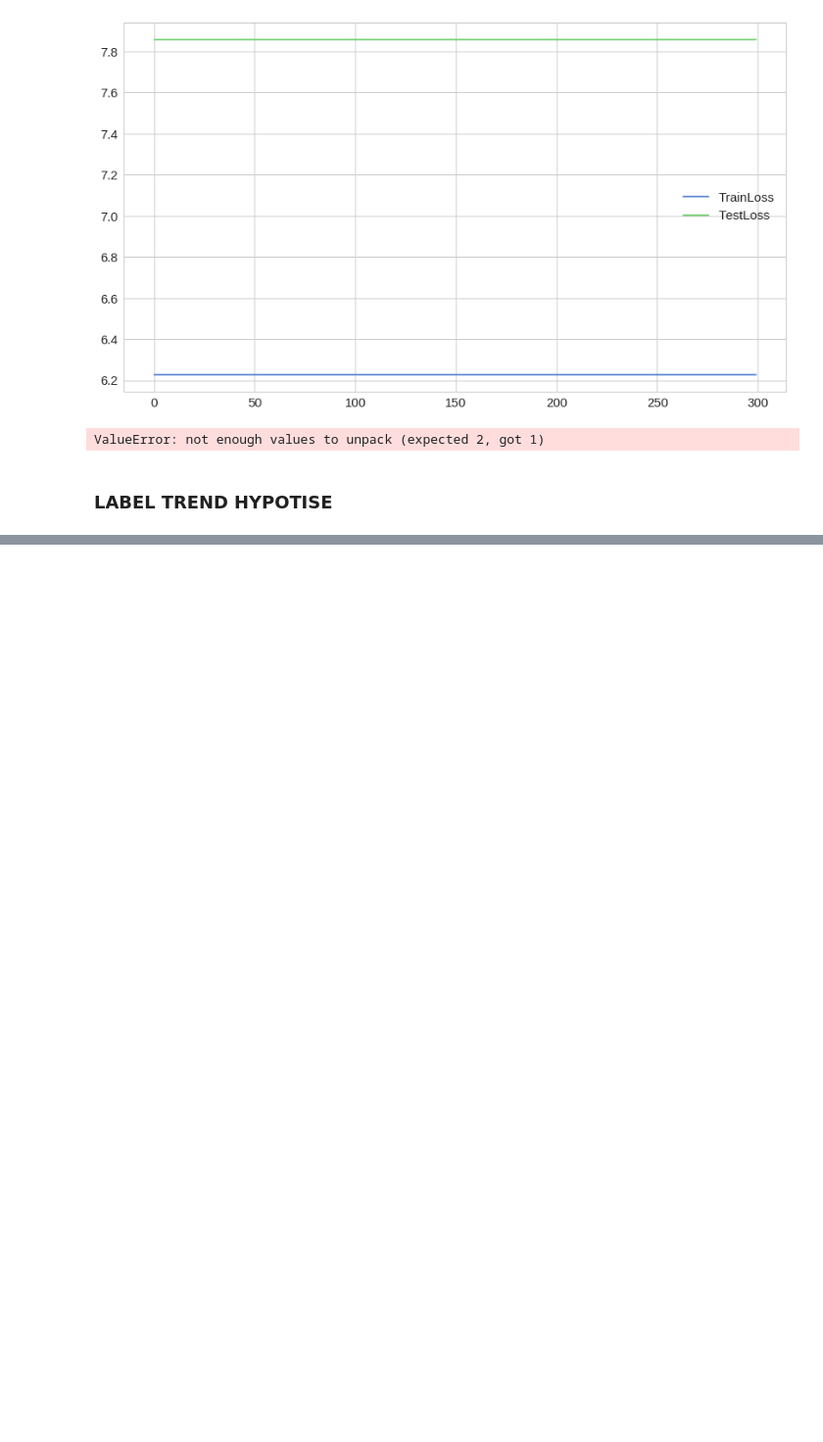
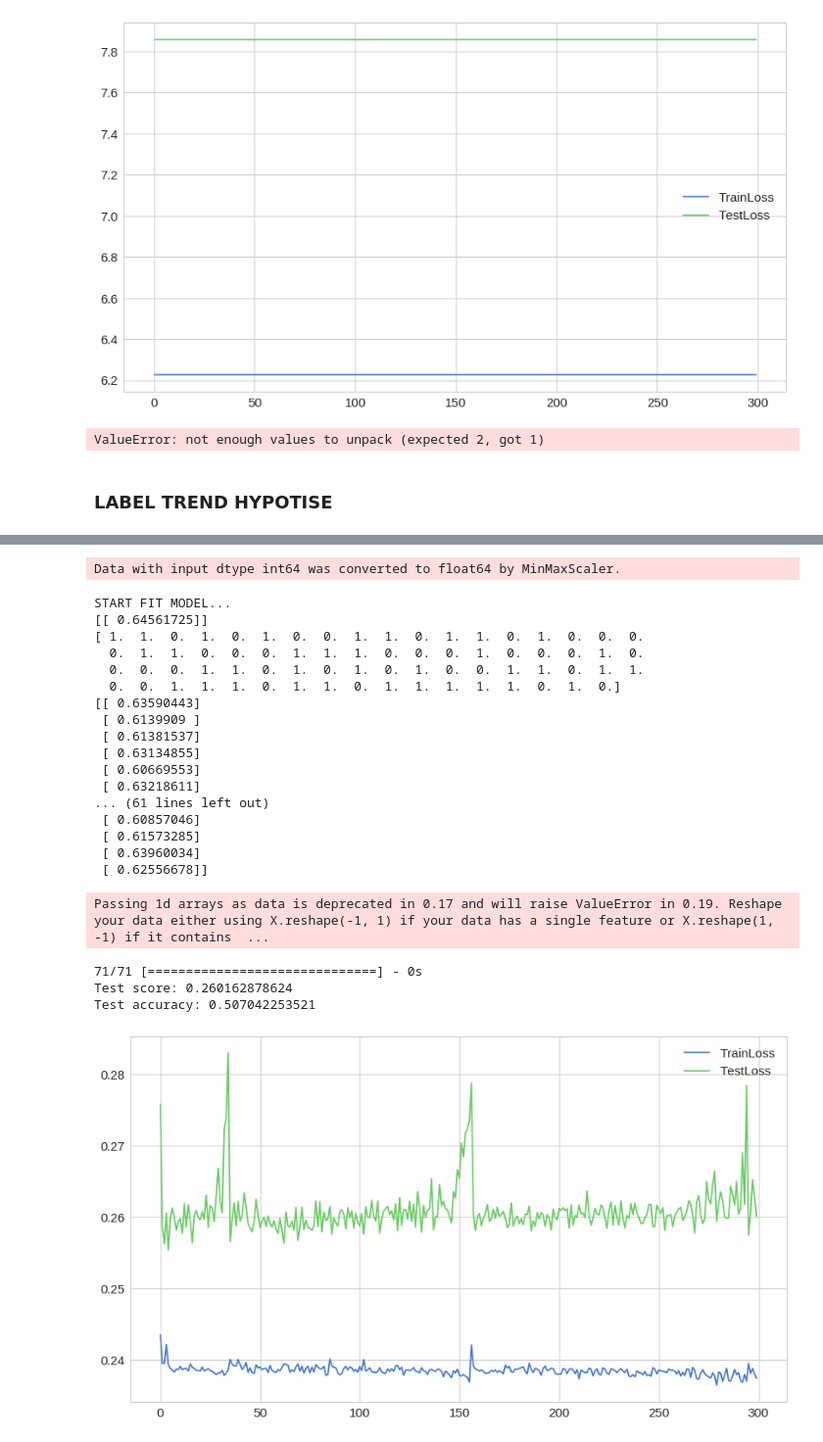
Before and after one commit to Anotherother/pricePrediction, a Jupyter notebook: DevelopingModels/ProductionModels/[LSTM]_VSA.ipynb, the cells around one changed output, grey strips where cells are left out. Shown at 98% size. Cells and saved outputs as stored; diff of their text form; code cells hidden in the pictures; blank space fills up the shorter version.

Commit message:
CNN start

```diff
--- a/DevelopingModels/ProductionModels/[LSTM]_VSA.ipynb
+++ b/DevelopingModels/ProductionModels/[LSTM]_VSA.ipynb
@@ -352,24 +352,7 @@ ValueError: not enough values to unpack (expected 2, got 1)
 # %% [markdown]
 ### LABEL TREND HYPOTISE
 # %%
-def create_model(input_shape):
 
-    # LSTM NN
-    d = 0.2
-    model = Sequential()
-
-    model.add(LSTM(128, input_shape=input_shape, return_sequences=True))
-    model.add(Dropout(d))
-
-    model.add(LSTM(128, input_shape=input_shape, return_sequences=False))
-    model.add(Dropout(d))
-
-    model.add(Dense(32,kernel_initializer="normal",activation='relu'))
-    model.add(Dense(1,kernel_initializer="normal",activation='linear'))
-
-    model.compile(loss='mse',optimizer='adam', metrics=['accuracy'])
-
-    return model
 
 
 def nextDayPrediction(typeBlockchain, stock):
@@ -405,8 +388,8 @@ def nextDayPrediction(typeBlockchain, stock):
 
     features = x.columns.values
 
-    y = pd.DataFrame((loaded['close'] - loaded['close'].shift(1)).values,\
-                                            columns = ['close_shift'], index = loaded.index)
+    y = x.label_trend
+
     y = y.dropna()
     NUM_FEATURES = x.shape[1]
 
@@ -450,7 +433,7 @@ def nextDayPrediction(typeBlockchain, stock):
     pred = model.predict(X_test)
     pred = y_scaler.inverse_transform(pred)
     print (y_scaler.inverse_transform(y_test))
-    print (pred)
+    print (pred.reshape(-1,1))
     score, acc = model.evaluate(X_test, y_test, batch_size=1)
 
     print('Test score:', score)
@@ -491,0 +450,45 @@ Test accuracy: 0.0140845070423
+# %%
+def create_model(input_shape):
+
+    # LSTM NN
+    d = 0.2
+    model = Sequential()
+
+    model.add(LSTM(128, input_shape=input_shape, return_sequences=True))
+    model.add(Dropout(d))
+
+    model.add(LSTM(128, input_shape=input_shape, return_sequences=False))
+    model.add(Dropout(d))
+
+    model.add(Dense(32,kernel_initializer="normal",activation='relu'))
+    model.add(Dense(1,kernel_initializer="normal",activation='sigmoid'))
+
+    model.compile(loss='mse',optimizer='adam', metrics=['accuracy'])
+
+    return model
+
+pred = nextDayPrediction('USDT_BTC', 'poloniex')
+# %% [output]
+Data with input dtype int64 was converted to float64 by MinMaxScaler.
+START FIT MODEL...
+[[ 0.64561725]]
+[ 1.  1.  0.  1.  0.  1.  0.  0.  1.  1.  0.  1.  1.  0.  1.  0.  0.  0.
+  0.  1.  1.  0.  0.  0.  1.  1.  1.  0.  0.  0.  1.  0.  0.  0.  1.  0.
+  0.  0.  0.  1.  1.  0.  1.  0.  1.  0.  1.  0.  0.  1.  1.  0.  1.  1.
+  0.  0.  1.  1.  1.  0.  1.  1.  0.  1.  1.  1.  1.  1.  0.  1.  0.]
+[[ 0.63590443]
+ [ 0.6139909 ]
+ [ 0.61381537]
+ [ 0.63134855]
+ [ 0.60669553]
+ [ 0.63218611]
+... (61 lines left out)
+ [ 0.60857046]
+ [ 0.61573285]
+ [ 0.63960034]
+ [ 0.62556678]]
+Passing 1d arrays as data is deprecated in 0.17 and will raise ValueError in 0.19. Reshape your data either using X.reshape(-1, 1) if your data has a single feature or X.reshape(1, -1) if it contains  ...
+71/71 [==============================] - 0s
+Test score: 0.260162878624
+Test accuracy: 0.507042253521
+[figure, added]
```
Also changed, not shown: parts of 1 cell of this notebook, 5 other files.
